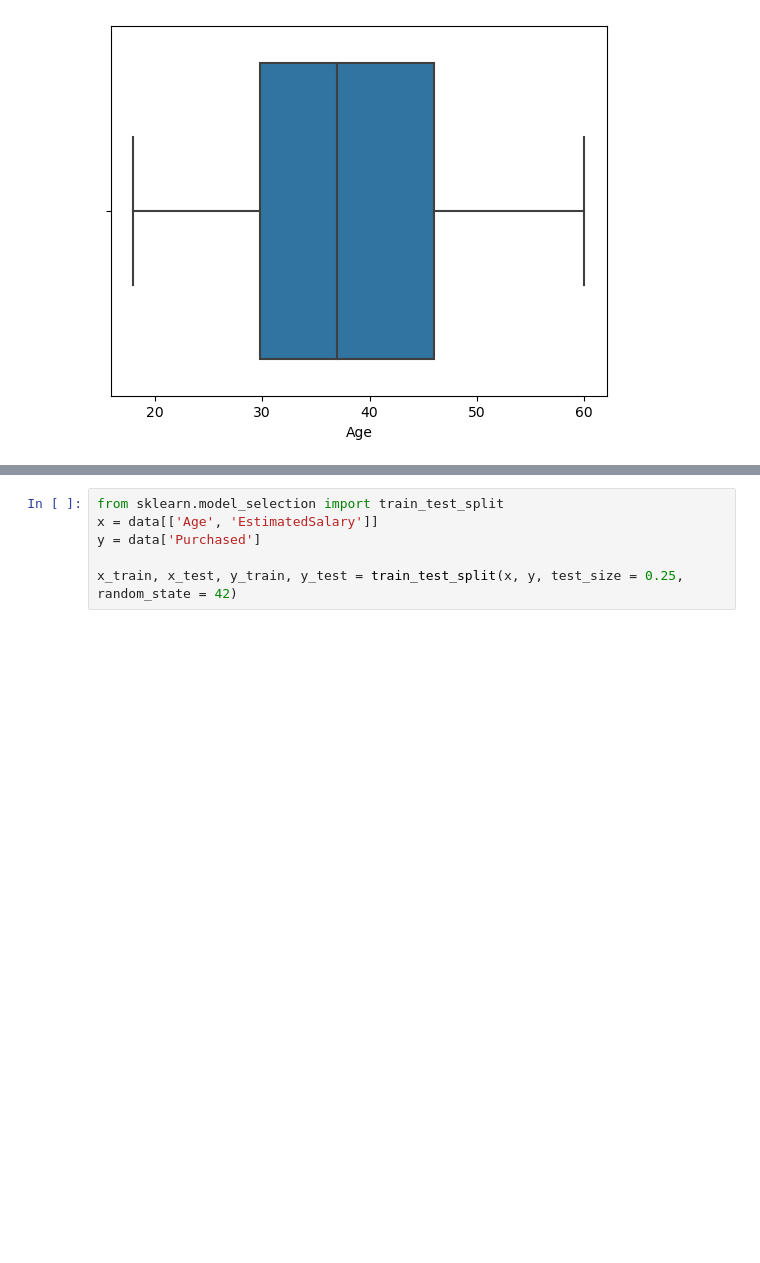
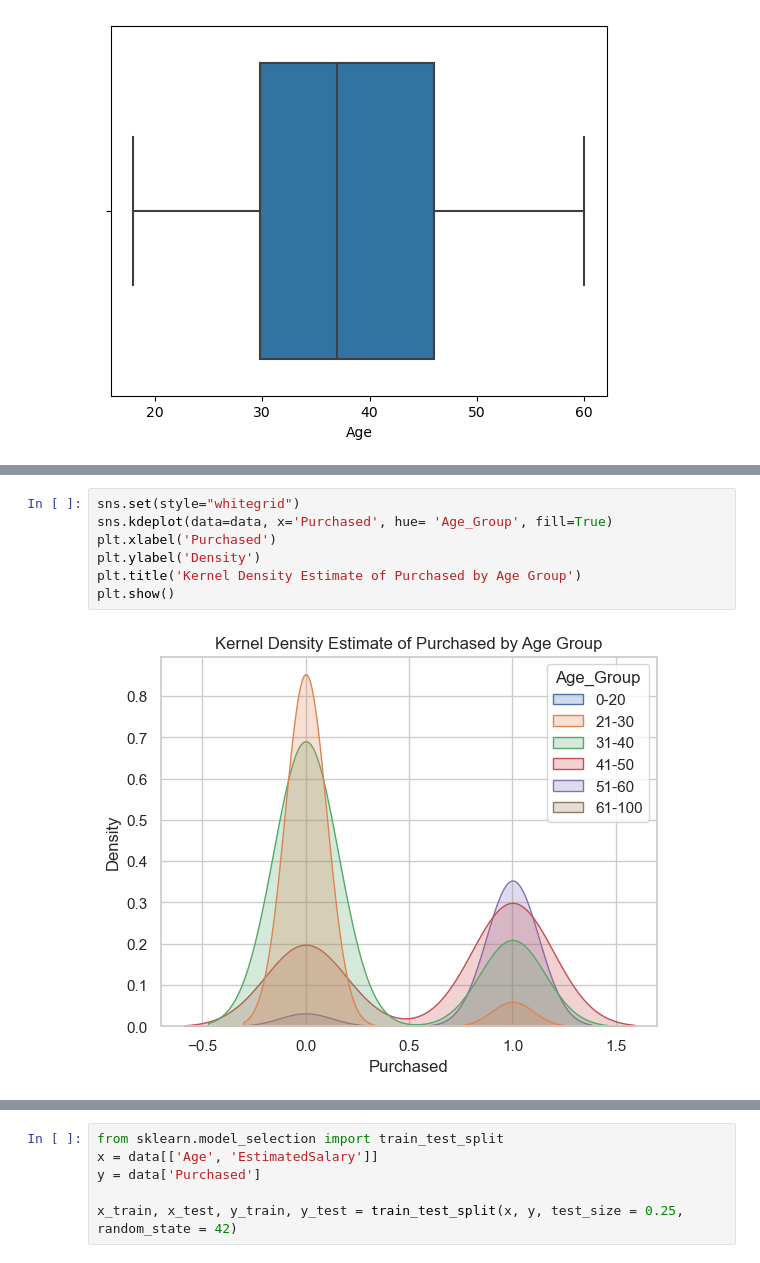
Before and after one commit to ajaysureshcodes/DSA_Assignments, a Jupyter notebook: Ajay Suresh DSA B1 Flask and Deployment.ipynb, the cells around one changed output, grey strips where cells are left out. Saved outputs shown, nothing was run; the diff lists cells and outputs as text; blank space fills up the shorter version.

```diff
--- a/Ajay Suresh DSA B1 Flask and Deployment.ipynb
+++ b/Ajay Suresh DSA B1 Flask and Deployment.ipynb
@@ -107,0 +121,9 @@ plt.show()
+# %%
+sns.set(style="whitegrid")
+sns.kdeplot(data=data, x='Purchased', hue= 'Age_Group', fill=True)
+plt.xlabel('Purchased')
+plt.ylabel('Density')
+plt.title('Kernel Density Estimate of Purchased by Age Group')
+plt.show()
+# %% [output]
+[figure, added]
```
Also changed, not shown: parts of 39 cells of this notebook.
